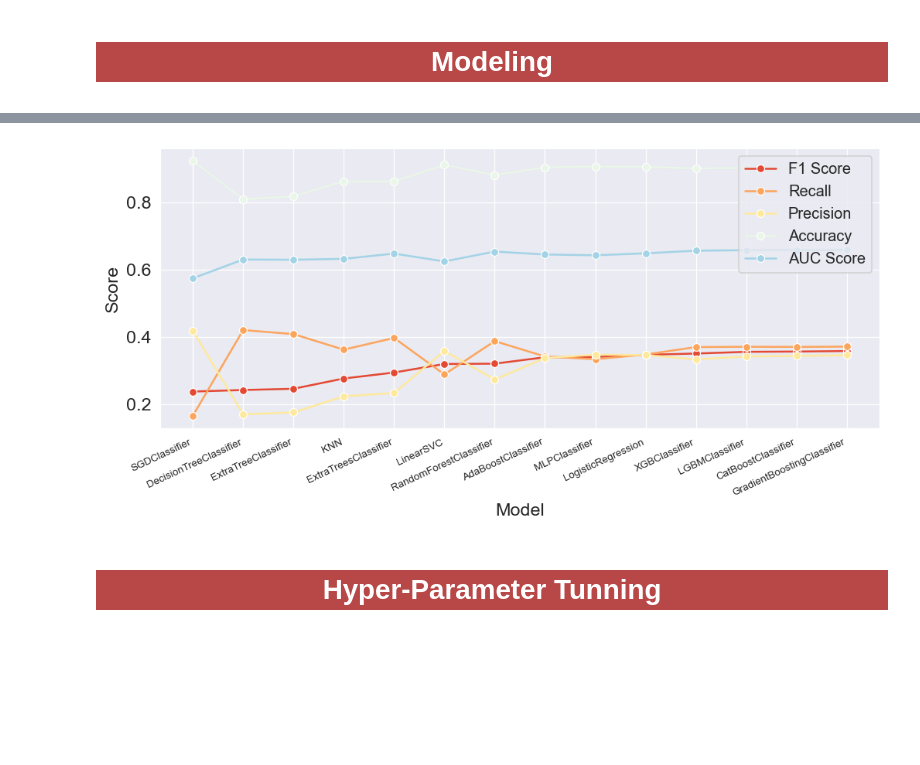
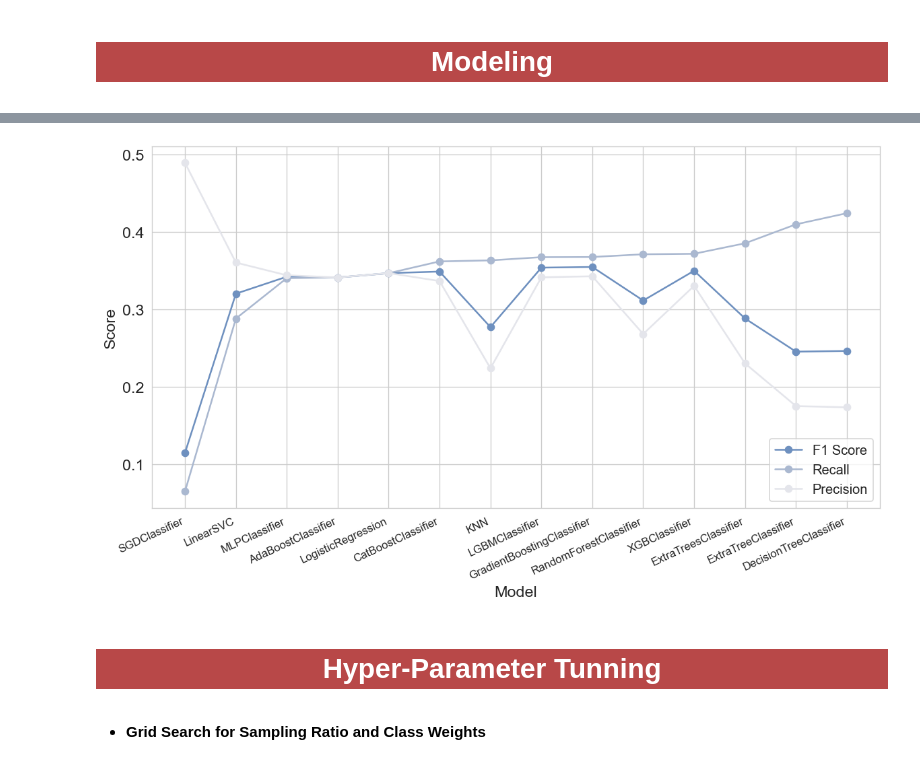
Before and after one commit to zedann/atom_machine_learning_project, a Jupyter notebook: model/indicators-of-heart-disease.ipynb, the cells around one changed output, grey strips where cells are left out. Cells and saved outputs as stored; diff of their text form; code cells hidden in the pictures; blank space fills up the shorter version.

```diff
--- a/model/indicators-of-heart-disease.ipynb
+++ b/model/indicators-of-heart-disease.ipynb
@@ -650,7 +681,9 @@ plt.show();
 ### outliers
 # %%
 for col in train.describe().columns:
-    plt.figure(figsize=(16, 2))
-    sns.boxplot(data=train, x=col)
+    plt.figure(figsize=(16, 4))
+    sns.boxplot(data=train, x=col, y='HeartDisease')
+    plt.title(f'Heart Disease Between {col} Distribution')
+    save_fig(f'Heart Disease Between {col} Distribution')
     plt.show()
 # %% [output]
@@ -797,8 +833,9 @@ class OrdinalEncoder(BaseEstimator, TransformerMixin):
 
             'KidneyDisease' : dict(zip(['No', 'Yes'], [0, 1])),
             'Smoking' : dict(zip(['Never smoked', 'No', 'Former smoker', 'Yes',
+                                  'Current smoker - now smokes some days',
                                   'Current smoker - now smokes every day',
-                                  'Current smoker - now smokes some days'], range(10))),
+                                  ], range(10))),
 
             'DiffWalking' :  dict(zip(['No', 'Yes'], [0, 1])),
                    }
@@ -872,6 +911,8 @@ for attr in num_attris:
     ax[3].set_title(f'Yeo-johnson Transformation {skf}', fontsize=14)
 
 
-    plt.suptitle(attr, fontsize=20, weight='bold', y = 1.02)
+    plt.suptitle(attr, fontsize=20, weight='bold')
+    plt.tight_layout(pad=1.1)
+    save_fig(f'{attr} transformations')
     plt.show()
 # %% [output]
@@ -1755,19 +1781,24 @@ val_models_scores.tail(3).round(4)
 # %%
+train_models_scores = pd.DataFrame(train_scores).T.sort_values(by = ['f1_score', 'auc_score',])
+val_models_scores = pd.DataFrame(val_scores).T.loc[list(train_models_scores.index.values)]
+
 fig, ax = plt.subplots(2, 1,sharex=True ,figsize=(10, 6))
 
-sns.lineplot(train_models_scores['f1_score'], marker = 'o', linewidth = 1.5, label = 'Train', ax=ax[0])
-sns.lineplot(val_models_scores['f1_score'], marker = 'o', linewidth = 1.5, label = 'Validation', ax=ax[0])
+ax[0].plot(train_models_scores['f1_score'], marker = 'o', linewidth = 1.5, label = 'Train')
+ax[0].plot(val_models_scores['f1_score'], marker = 'o', linewidth = 1.5, label = 'Validation')
 ax[0].set_ylabel('F1 Score')
 ax[0].set_ylim([0, 1.1])
 
-sns.lineplot(train_models_scores['auc_score'], marker = 'o', linewidth = 1.5, label = 'Train', ax=ax[1])
-sns.lineplot(val_models_scores['auc_score'], marker = 'o', linewidth = 1.5, label = 'Validation', ax=ax[1])
+ax[1].plot(train_models_scores['auc_score'], marker = 'o', linewidth = 1.5, label = 'Train')
+ax[1].plot(val_models_scores['auc_score'], marker = 'o', linewidth = 1.5, label = 'Validation')
 ax[1].set_ylabel('AUC Score')
 ax[1].set_ylim([0, 1.1])
 
 plt.xlabel('Models')
 
-plt.xticks(size=8,rotation=25, horizontalalignment='right',fontweight='light')
+plt.xticks(size=10,rotation=25, horizontalalignment='right',fontweight='light')
 plt.legend()
+plt.tight_layout(pad=1.2)
+save_fig('Models-Perfomance-on-Train-Vs-Validation')
 plt.show()
 # %% [output]
@@ -1775,19 +1806,20 @@ plt.show()
 # %%
-plt.figure(figsize=(10, 4), dpi = 120)
+plt.figure(figsize=(10, 6), dpi = 120)
+val_models_scores=val_models_scores.sort_values(by='recall')
 
-sns.lineplot(val_models_scores['f1_score'], marker = 'o', linewidth = 1.5, label = 'F1 Score')
-sns.lineplot(val_models_scores['recall'], marker = 'o', linewidth = 1.5, label = 'Recall')
-sns.lineplot(val_models_scores['precision'], marker = 'o', linewidth = 1.5, label = 'Precision')
-sns.lineplot(val_models_scores['accuracy'], marker = 'o', linewidth = 1.5, label = 'Accuracy')
-sns.lineplot(val_models_scores['auc_score'], marker = 'o', linewidth = 1.5, label = 'AUC Score')
+plt.plot(val_models_scores['f1_score'], marker = 'o', linewidth = 1.5, label = 'F1 Score')
+plt.plot(val_models_scores['recall'], marker = 'o', linewidth = 1.5, label = 'Recall')
+plt.plot(val_models_scores['precision'], marker = 'o', linewidth = 1.5, label = 'Precision')
 
 plt.xlabel('Model')
 plt.ylabel('Score')
-plt.xticks(size=8, rotation=25, horizontalalignment='right', fontweight='light')
-plt.legend(loc='upper right')
+plt.xticks(size=10, rotation=25, horizontalalignment='right', fontweight='light')
+plt.legend()
+plt.tight_layout(pad=1.2)
+save_fig('Models-Varing-Scores')
 plt.show()
 # %% [output]
-[figure, old version]
+[figure, new version]
 # %% [markdown]
 <a id="7"></a>
 
@@ -1803,3 +1835,5 @@ plt.show()
              font-color:#ffffff">
     <h1> Hyper-Parameter Tunning </h1>
 </div>
+# %% [markdown]
+- **Grid Search for Sampling Ratio and Class Weights**
```
Also changed, not shown: parts of 83 cells of this notebook, 6 other files.
